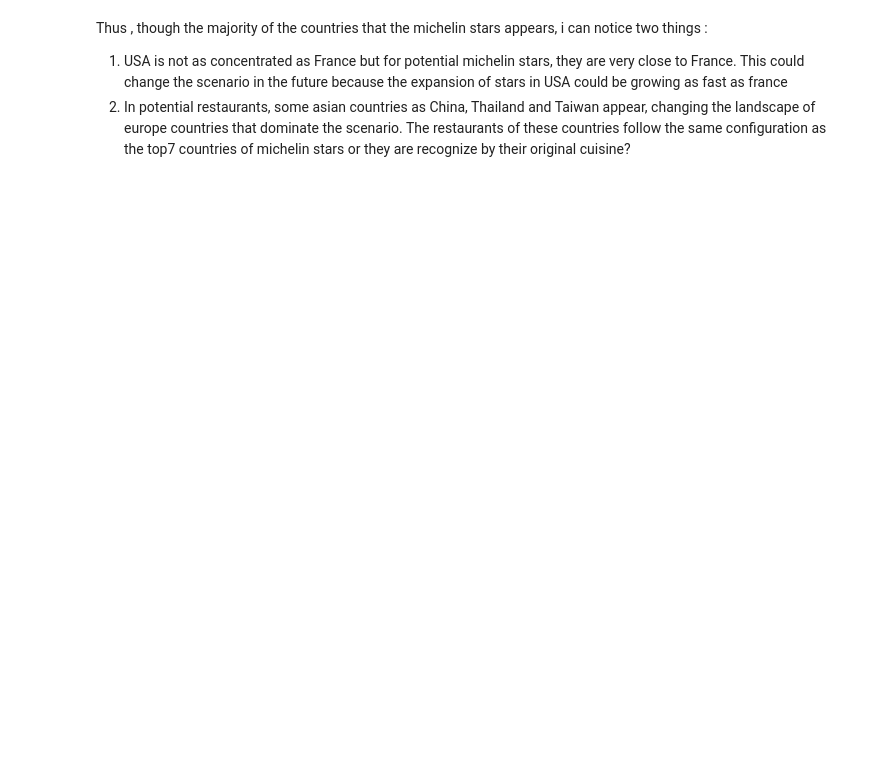
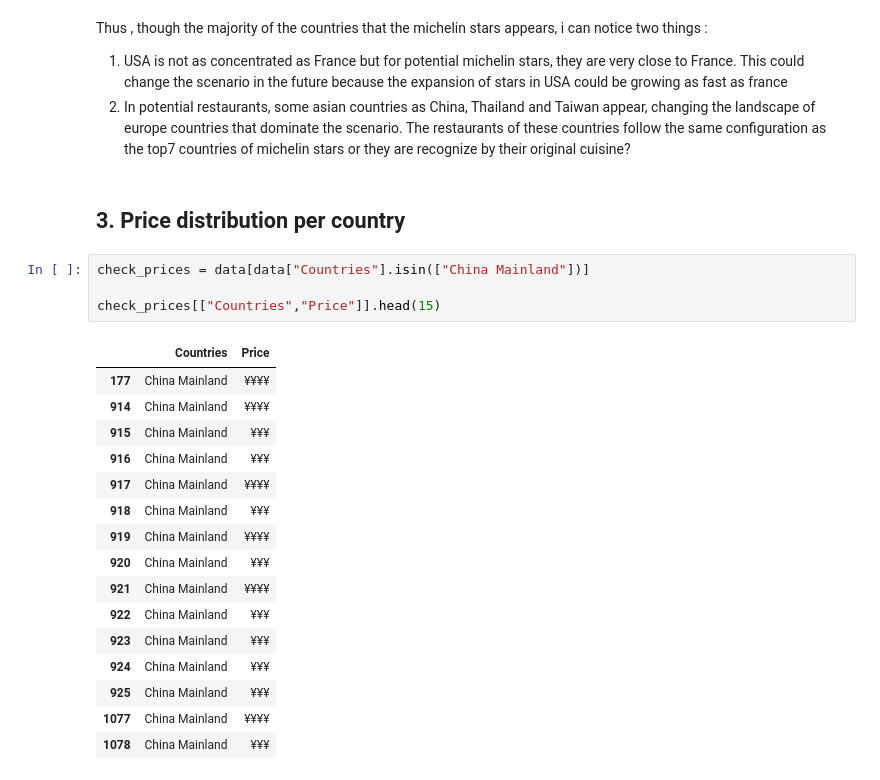
Before and after one commit to victorhrls/Michelin_stars, a Jupyter notebook: MichelinAnalysis.ipynb, the cells around one changed output. Cells and saved outputs as stored; diff of their text form; blank space fills up the shorter version.

```diff
--- a/MichelinAnalysis.ipynb
+++ b/MichelinAnalysis.ipynb
@@ -206,3 +203,26 @@ plt.show()
 Thus ,  though the majority of the countries that the michelin stars appears, i can notice two things :
 1. USA is not as concentrated as France but for potential michelin stars, they are very close to France. This could change the scenario in the future because the expansion of stars in USA could be growing as fast as france
 2. In potential restaurants, some asian countries as China, Thailand and Taiwan appear, changing the landscape of europe countries that dominate the scenario. The restaurants of these countries follow the same configuration as the top7 countries of michelin stars or they are recognize by their original cuisine?
+# %% [markdown]
+## 3. Price distribution per country
+# %%
+check_prices = data[data["Countries"].isin(["China Mainland"])]
+
+check_prices[["Countries","Price"]].head(15)
+# %% [output]
+|  | Countries | Price |
+| 177 | China Mainland | ¥¥¥¥ |
+| 914 | China Mainland | ¥¥¥¥ |
+| 915 | China Mainland | ¥¥¥ |
+| 916 | China Mainland | ¥¥¥ |
+| 917 | China Mainland | ¥¥¥¥ |
+| 918 | China Mainland | ¥¥¥ |
+| 919 | China Mainland | ¥¥¥¥ |
+| 920 | China Mainland | ¥¥¥ |
+| 921 | China Mainland | ¥¥¥¥ |
+| 922 | China Mainland | ¥¥¥ |
+| 923 | China Mainland | ¥¥¥ |
+| 924 | China Mainland | ¥¥¥ |
+| 925 | China Mainland | ¥¥¥ |
+| 1077 | China Mainland | ¥¥¥¥ |
+| 1078 | China Mainland | ¥¥¥ |
```
Also changed, not shown: parts of 15 cells of this notebook.
